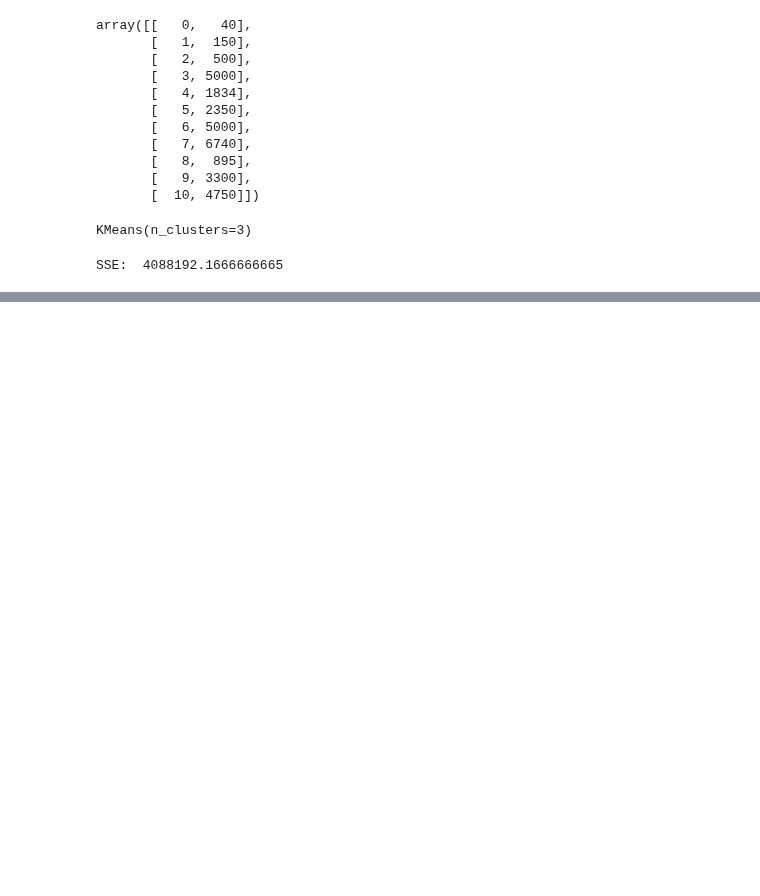
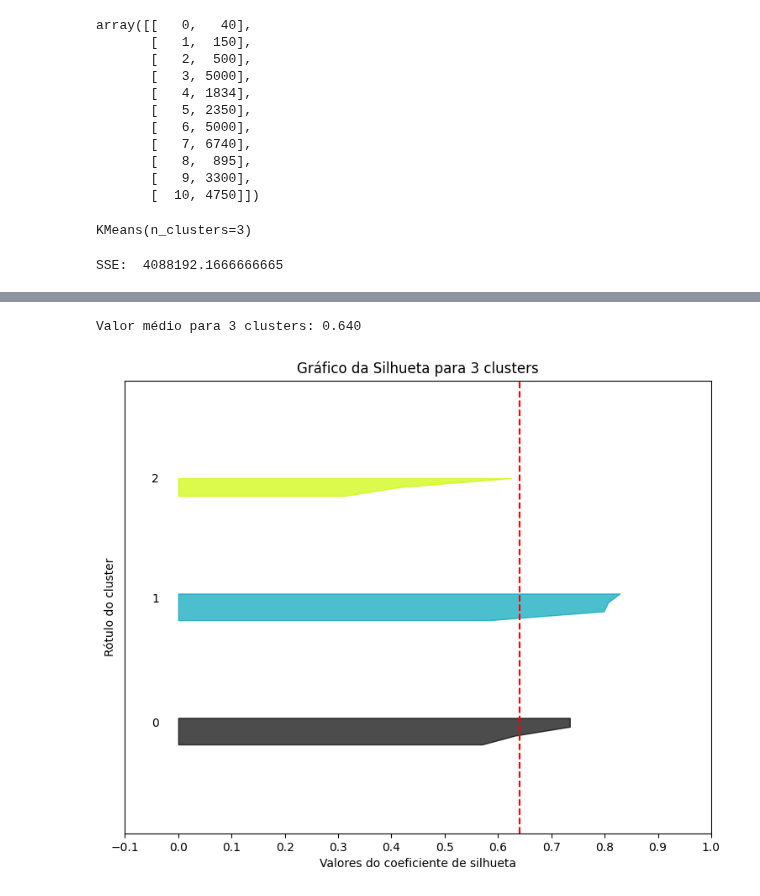
Before and after one commit to RSVictor/Codigos_IABD2024, a Jupyter notebook: Aula 14/ex1.ipynb, the cells around one changed output, grey strips where cells are left out. Saved outputs shown, nothing was run; the diff lists cells and outputs as text; code cells hidden in the pictures; blank space fills up the shorter version.

```diff
--- a/Aula 14/ex1.ipynb
+++ b/Aula 14/ex1.ipynb
@@ -65,0 +147,5 @@ centroids = kmeas.cluster_centers_
+# %%
+graf_silhueta(3, dados_compras)
+# %% [output]
+Valor médio para 3 clusters: 0.640
+[figure, added]
```
Also changed, not shown: parts of 10 cells of this notebook.
